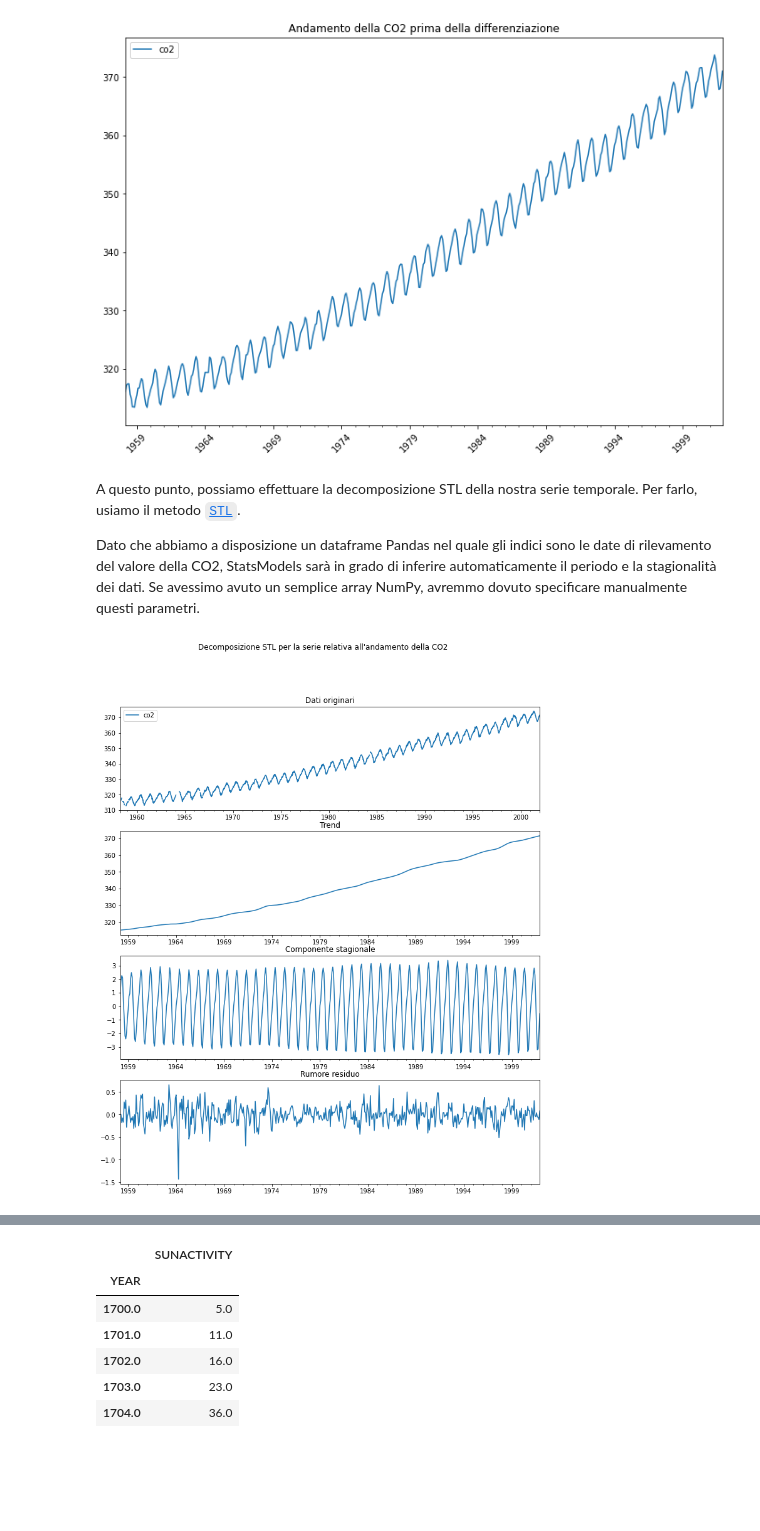
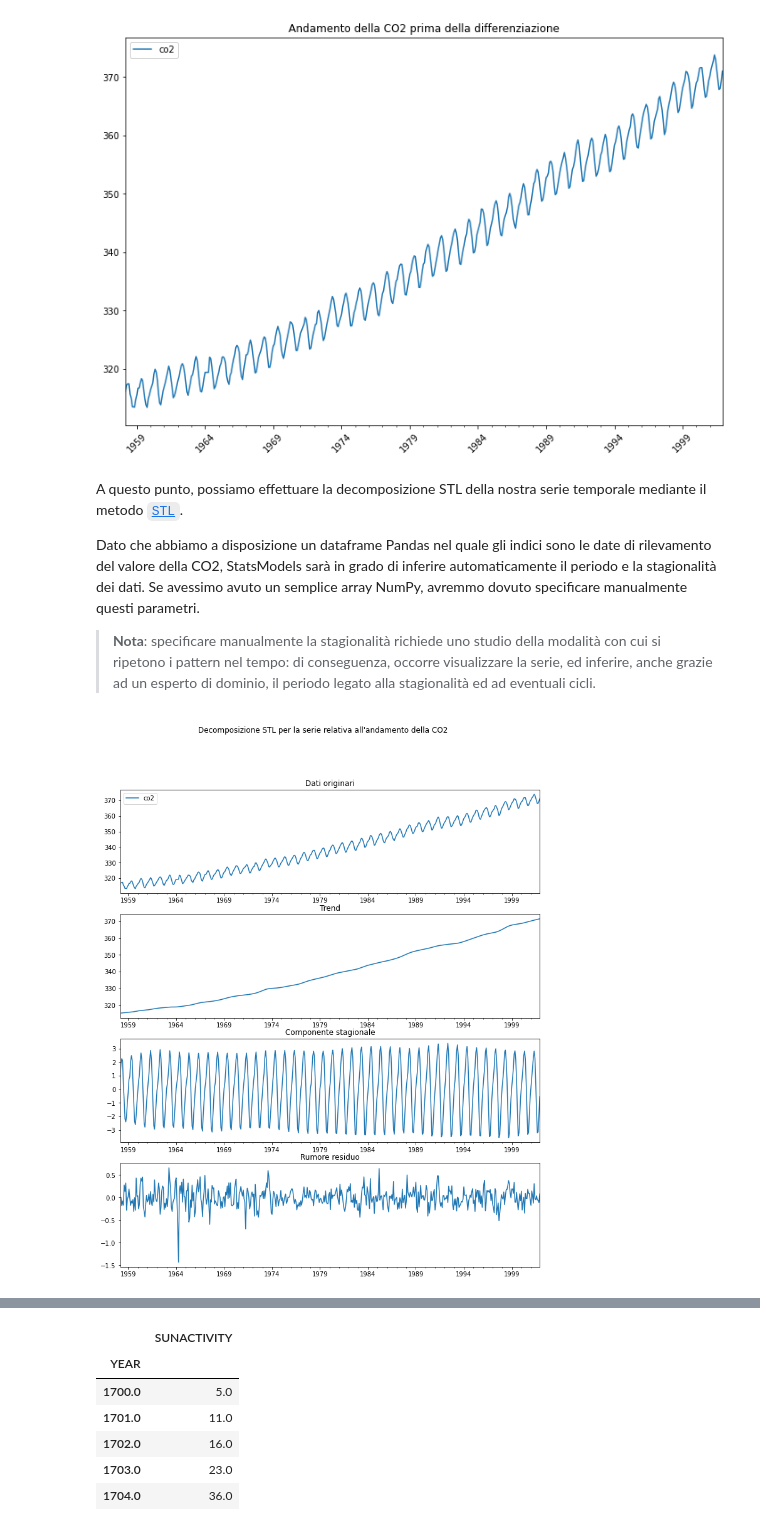
Before and after one commit to anhelus/pcs, a Jupyter notebook: docs/notebooks/base/lezioni/lezione_19.ipynb, the cells around one changed output, grey strips where cells are left out. Cells and saved outputs as stored; diff of their text form; code cells hidden in the pictures; blank space fills up the shorter version.

```diff
--- a/docs/notebooks/base/lezioni/lezione_19.ipynb
+++ b/docs/notebooks/base/lezioni/lezione_19.ipynb
@@ -36,31 +36,33 @@ Per ricampionare i valori, useremo la media (funzione [`mean`](https://pandas.py
 # %%
-data = data.resample('M').mean()
-data.plot(
+df = df.resample('M').mean().ffill()
+df.plot(
     title='Andamento della CO2 prima della differenziazione', rot=45, figsize=(12,8))
 plt.show()
 # %% [output]
 [figure]
 # %% [markdown]
-A questo punto, possiamo effettuare la decomposizione STL della nostra serie temporale. Per farlo, usiamo il metodo [`STL`](https://www.statsmodels.org/devel/generated/statsmodels.tsa.seasonal.STL.html).
+A questo punto, possiamo effettuare la decomposizione STL della nostra serie temporale mediante il metodo [`STL`](https://www.statsmodels.org/devel/generated/statsmodels.tsa.seasonal.STL.html).
 
 Dato che abbiamo a disposizione un dataframe Pandas nel quale gli indici sono le date di rilevamento del valore della CO2, StatsModels sarà in grado di inferire automaticamente il periodo e la stagionalità dei dati. Se avessimo avuto un semplice array NumPy, avremmo dovuto specificare manualmente questi parametri.
+
+> **Nota**: specificare manualmente la stagionalità richiede uno studio della modalità con cui si ripetono i pattern nel tempo: di conseguenza, occorre visualizzare la serie, ed inferire, anche grazie ad un esperto di dominio, il periodo legato alla stagionalità ed ad eventuali cicli.
 # %%
-stl = STL(data)
+stl = STL(df)
 res = stl.fit()
 
 fig, axes = plt.subplots(4, 1, figsize=(12, 14))
 df.plot(ax=axes[0])
 axes[0].set_title('Dati originari')
 res.trend.plot(ax=axes[1])
 axes[1].set_title('Trend')
 res.seasonal.plot(ax=axes[2])
 axes[2].set_title('Componente stagionale')
 res.resid.plot(ax=axes[3])
 axes[3].set_title('Rumore residuo')
 plt.suptitle('Decomposizione STL per la serie relativa all\'andamento della CO2')
 plt.show()
 # %% [output]
-[figure, old version]
+[figure, new version]
 # %% [markdown]
 ## Parte 2: modellazione con ARIMA
 
```
Also changed, not shown: parts of 14 cells of this notebook.
